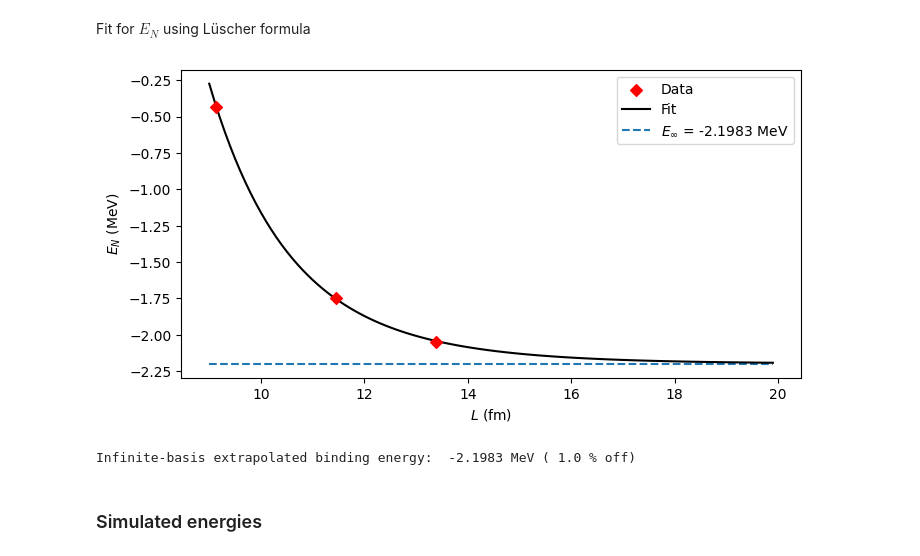
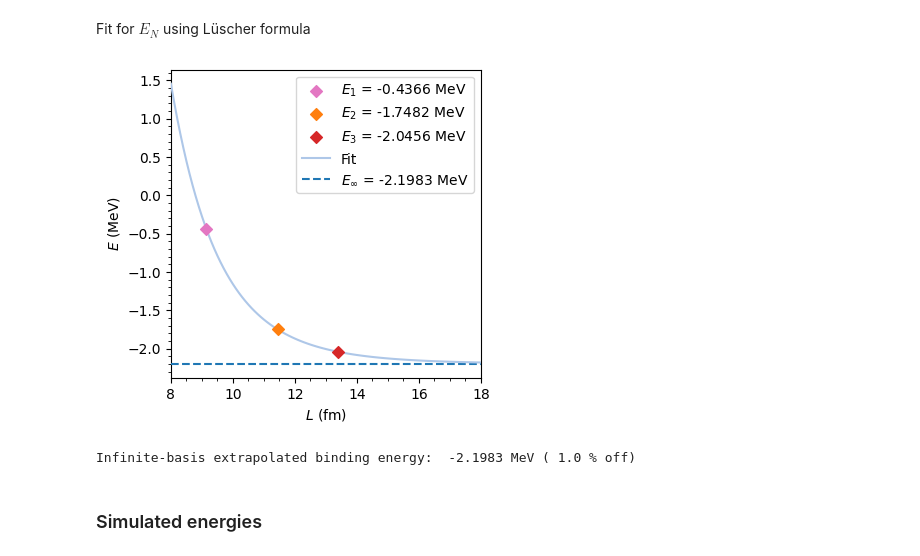
Before and after one commit to diegoscantam/2qubits, a Jupyter notebook: deuteron.ipynb, the cells around one changed output. Cells and saved outputs as stored; diff of their text form; code cells hidden in the pictures.

```diff
--- a/deuteron.ipynb
+++ b/deuteron.ipynb
@@ -181,38 +181,47 @@ Fit for $E_N$ using Lüscher formula
 # %%
 # List of trial energies
 E_data = np.array([E_1_ex, E_2_ex, E_3_ex])
 
 # Effective hard-wall radius for N=1, N=2 & N=3
 L = np.array([9.14, 11.45, 13.38])  # fm
 
 # Harmonic oscillator variant of Lüscher formula
 #   k: bound state momentum fm^(-1)
 #   gamma: asymptotic normalization coefficient fm^(-1/2)
 def luscher(l, k, gamma):
     return -(hbar_c*hbar_c*k*k/(2*mu))*(1 - 2*gamma*gamma*np.exp(-2*k*l)/k - 4*(gamma**4)*l*np.exp(-4*k*l)/k)
             #hbar_c*hbar_c*k*gamma*gamma*(1- gamma*gamma/k - (gamma**4)/(4*k*k) + 2*w*k*(gamma**4))*np.exp(-4*k*l)/mu
 
 # Fit to k and gamma
 [k, gamma], cov = curve_fit(luscher, L, E_data)
 
 # Fit plot
 E_exact = -2.22 #MeV
-ll = np.arange(9,20,0.1)
+ll = np.arange(8,18.0001,0.1)
 lbl = '$E_\infty$ = ' + str(round(-hbar_c*hbar_c*k*k/(2*mu),4)) + ' MeV'
-lbl2 = '$E_{exact}$= '+ str(E_exact)+' MeV'
+lbl1 = '$E_1$ = ' + str(round(E_data[0],4))+ ' MeV'
+lbl2 = '$E_2$ = ' + str(round(E_data[1],4))+ ' MeV'
+lbl3 = '$E_3$ = ' + str(round(E_data[2],4))+ ' MeV'
+cmap = plt.get_cmap('tab20')
+w = 4
+h = 4
 plt.figure(figsize=(w,h))
-plt.scatter(L, E_data, color = 'red', marker = 'D', zorder=5, label = 'Data')
-plt.plot(ll, luscher(ll, k, gamma), 'k', zorder= 4, label= 'Fit')
-plt.plot(ll, -hbar_c*hbar_c*k*k/(2*mu)*np.ones(len(ll)), '--', zorder = 3, label = lbl)
+plt.scatter(L[0], E_data[0], color = cmap(12), marker = 'D', zorder=5, label = lbl1)
+plt.scatter(L[1], E_data[1], color = cmap(2), marker = 'D', zorder=5, label = lbl2)
+plt.scatter(L[2], E_data[2], color = cmap(6), marker = 'D', zorder=5, label = lbl3)
+plt.plot(ll, luscher(ll, k, gamma), color = cmap(1), zorder= 4, label= 'Fit')
+plt.plot(ll, -hbar_c*hbar_c*k*k/(2*mu)*np.ones(len(ll)), '--', color = cmap(0), zorder = 3, label = lbl)
 plt.legend()
+plt.xlim(ll.min(), ll.max())
+plt.minorticks_on()
 plt.xlabel('$L$ (fm)')
-plt.ylabel('$E_N$ (MeV)')
+plt.ylabel('$E$ (MeV)')
 plt.show()
 # Results
 E_gs_0 = -hbar_c*hbar_c*k*k/(2*mu)
 print('Infinite-basis extrapolated binding energy: ', round(E_gs_0,4), 'MeV (', round(np.abs(100*(E_exact -E_gs_0)/E_exact),1),'% off)' )
 # %% [output]
-[figure, old version]
+[figure, new version]
 Infinite-basis extrapolated binding energy:  -2.1983 MeV ( 1.0 % off)
 # %% [markdown]
 ### Simulated energies
```
Also changed, not shown: parts of 5 cells of this notebook.
